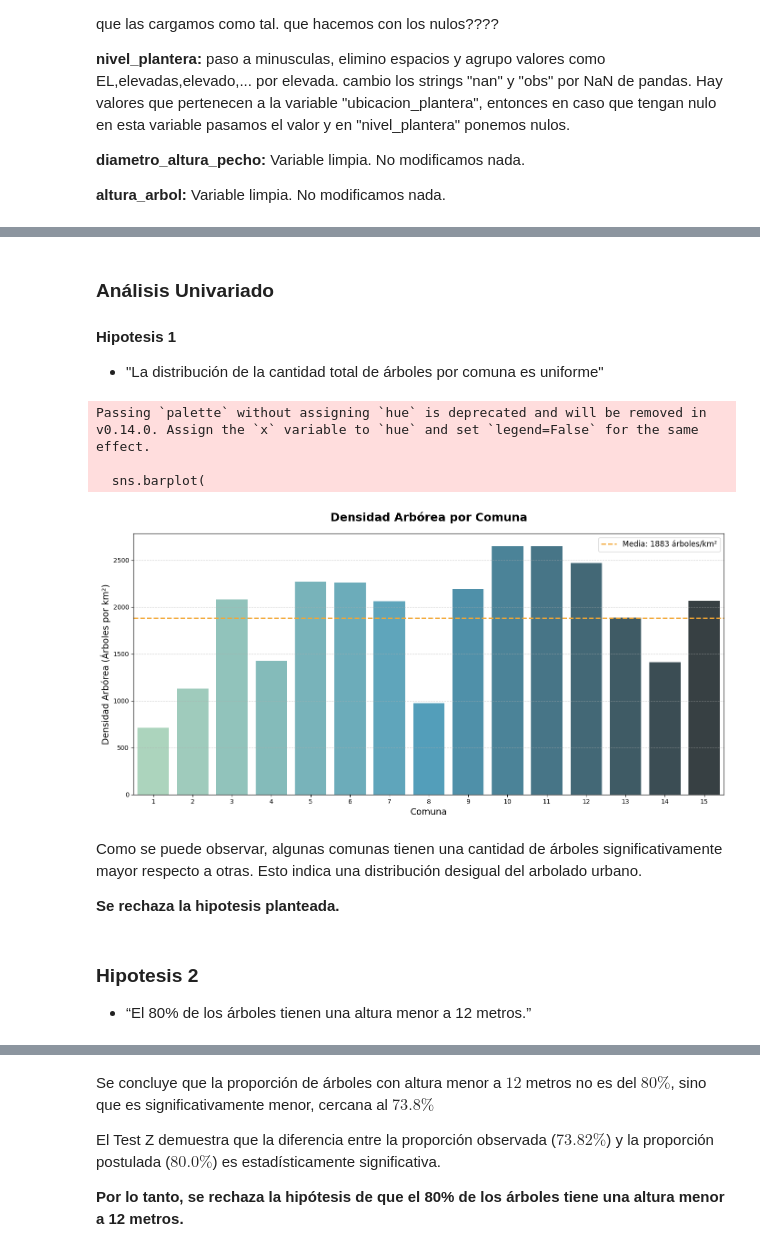
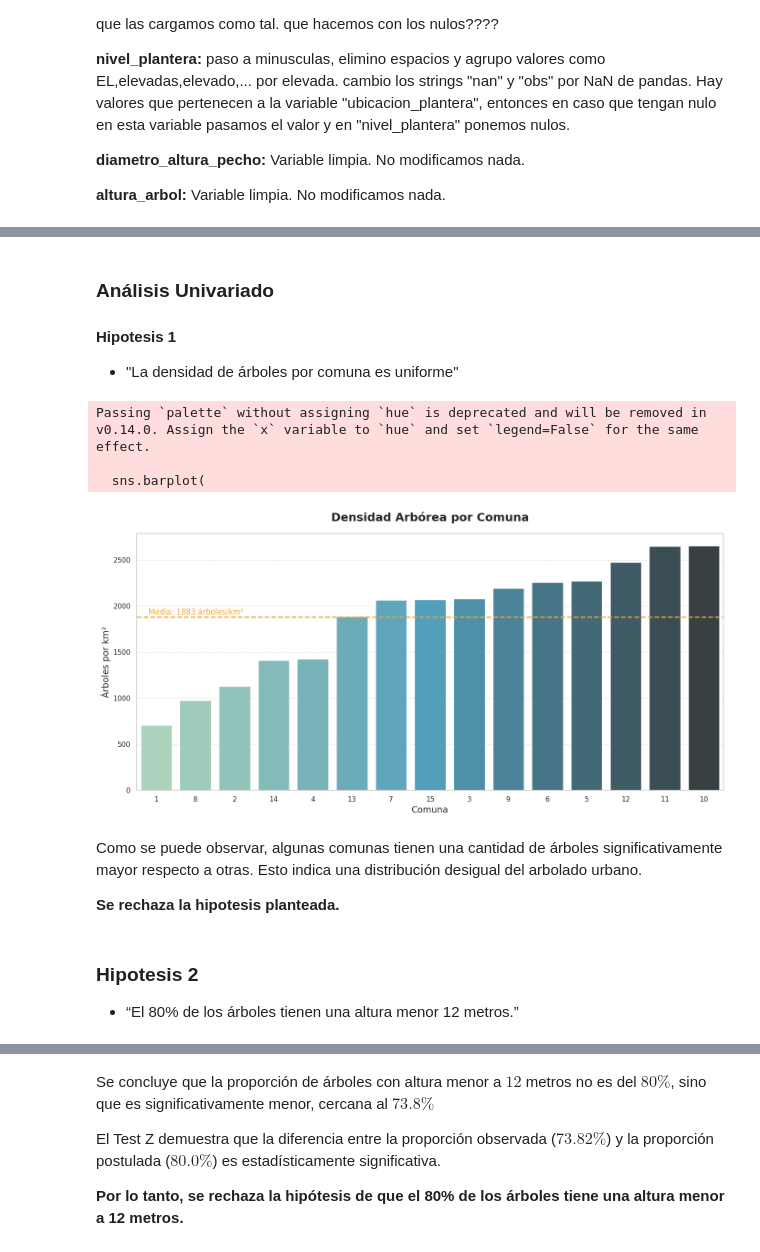
Before and after one commit to valentinabulat/TPFundamentos, a Jupyter notebook: Grupo10-TpeFundamentos.ipynb, the cells around one changed output, grey strips where cells are left out. Drawn from its saved outputs; the diff is of its cells as text; code cells hidden in the pictures.

```diff
--- a/Grupo10-TpeFundamentos.ipynb
+++ b/Grupo10-TpeFundamentos.ipynb
@@ -367,48 +279,61 @@ plt.show()
 ### Análisis Univariado
 
 #### Hipotesis 1
-- "La distribución de la cantidad total de árboles por comuna es uniforme"
+- "La densidad de árboles por comuna es uniforme"
 # %%
-# Asumo que 'copiaDataset' está disponible.
 datasetH1 = copiaDataset[["comuna"]].copy()
+
+superficies = {     #en km²
+    1: 17.9,  2: 6.3,  3: 6.4,  4: 22.7,  5: 6.7,
+    6: 6.9,  7: 12.4, 8: 22.5, 9: 16.6, 10: 12.6,
+    11: 14.1, 12: 15.7, 13: 15.0, 14: 15.9, 15: 14.3
+}
 
 # Cuento cantidad de árboles por comuna
 arboles_por_comuna = datasetH1.groupby("comuna").size().reset_index(name="cantidad_arboles")
-# Agregar la superficie de cada comuna
+# Agrego la superficie de cada comuna
 arboles_por_comuna["superficie"] = arboles_por_comuna["comuna"].map(superficies)
-# Calcular densidad de árboles por km²
+# Calculo densidad de árboles por km²
 arboles_por_comuna["densidad_arboles"] = arboles_por_comuna["cantidad_arboles"] / arboles_por_comuna["superficie"]
 
-# Calculo de la media
-densidad_media = arboles_por_comuna['densidad_arboles'].mean()
+# Calculo la media
+densidad_media = arboles_por_comuna["densidad_arboles"].mean()
+
+arboles_ordenados = arboles_por_comuna.sort_values( by="densidad_arboles", ascending=True )
 
 plt.figure(figsize=(14, 7))
-# Gráfico de Barras: Comuna (categórica) vs. Densidad (cuantitativa)
 sns.barplot(
     x="comuna",
     y="densidad_arboles",
-    data=arboles_por_comuna,
-    palette="GnBu_d" # Paleta
+    data=arboles_ordenados,
+    palette="GnBu_d", # Paleta
+    order=arboles_ordenados["comuna"].tolist()
 )
 
-# Agregar la media como línea de referencia para evaluar la uniformidad
-plt.axhline(densidad_media, color="#F2A634", linestyle="--", linewidth=2, label=f"Media: {densidad_media:.0f} árboles/km²")
+# Agrega la media como linea de referencia para evaluar la uniformidad
+plt.axhline(densidad_media, color="#F2A634", linestyle="--", linewidth=2)
 
-# Personalización del gráfico
+plt.text(x= - 0.2,
+y=densidad_media + 20,
+s=f'Media: {densidad_media:.0f} árboles/km²',
+color='#F2A634', # Color del texto (coincide con la línea)
+fontsize=12, # Tamaño de la letra
+#fontweight='bold',
+ha='left' )
+
+# Personalización del grafico
 plt.title("Densidad Arbórea por Comuna", fontsize=18, pad=20, fontweight="bold")
 plt.xlabel("Comuna", fontsize=14)
-plt.ylabel("Densidad Arbórea (Árboles por km²)", fontsize=14)
+plt.ylabel("Árboles por km²", fontsize=14)
 plt.xticks(rotation=0)
-plt.legend(fontsize=12)
 plt.grid(axis="y", linestyle="--", alpha=0.6)
 plt.tight_layout()
 plt.show()
-#aaaa
 # %% [output]
 Passing `palette` without assigning `hue` is deprecated and will be removed in v0.14.0. Assign the `x` variable to `hue` and set `legend=False` for the same effect.
 
   sns.barplot(
-[figure, old version]
+[figure, new version]
 # %% [markdown]
 Como se puede observar, algunas comunas tienen una cantidad de árboles significativamente mayor respecto a otras.
 Esto indica una distribución desigual del arbolado urbano.
@@ -416,7 +341,7 @@ Esto indica una distribución desigual del arbolado urbano.
 **Se rechaza la hipotesis planteada.**
 # %% [markdown]
 ### Hipotesis 2
-- “El 80% de los árboles tienen una altura menor a  12 metros.”
+- “El 80% de los árboles tienen una altura menor 12 metros.”
 # %%
 limite = 12
 proporcion_hipotesis = 0.80
```
Also changed, not shown: parts of 8 cells of this notebook.
